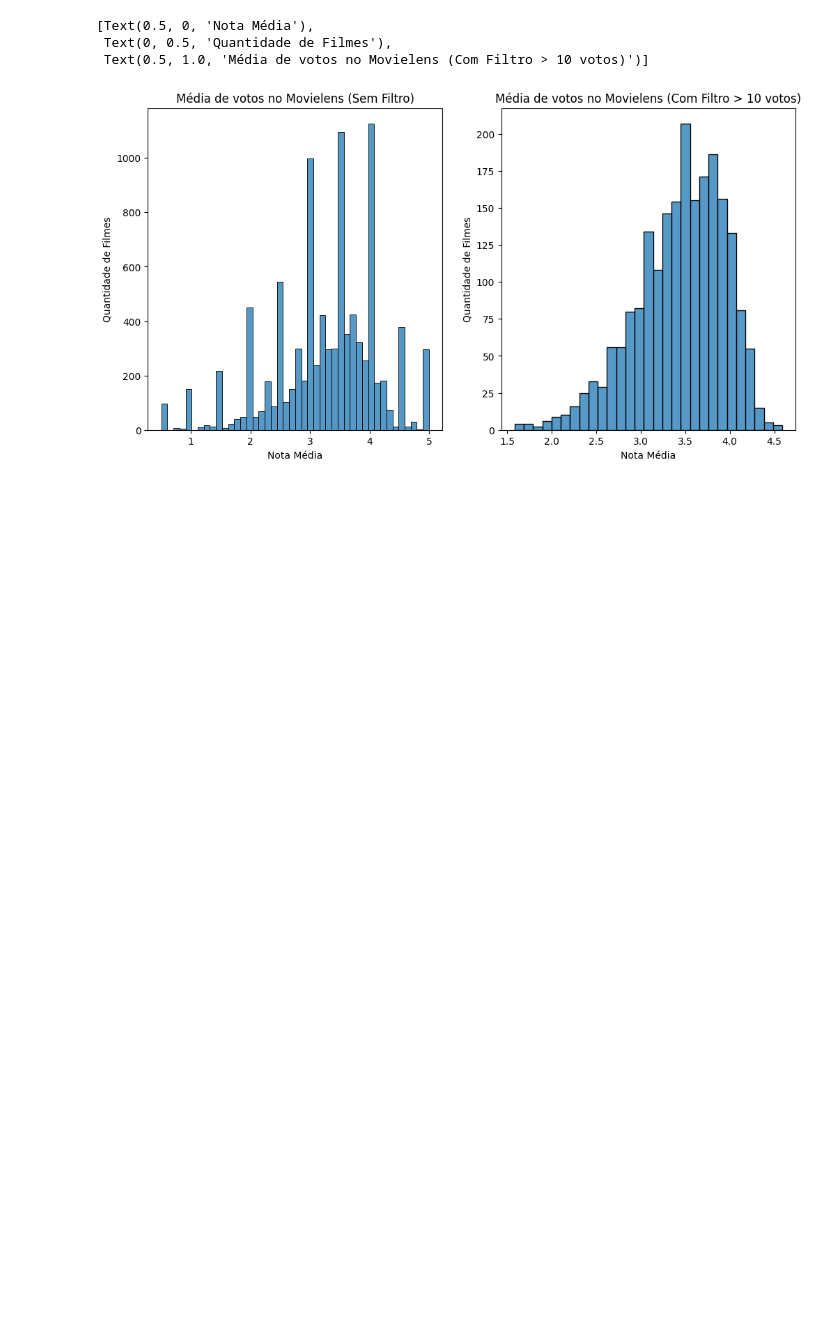
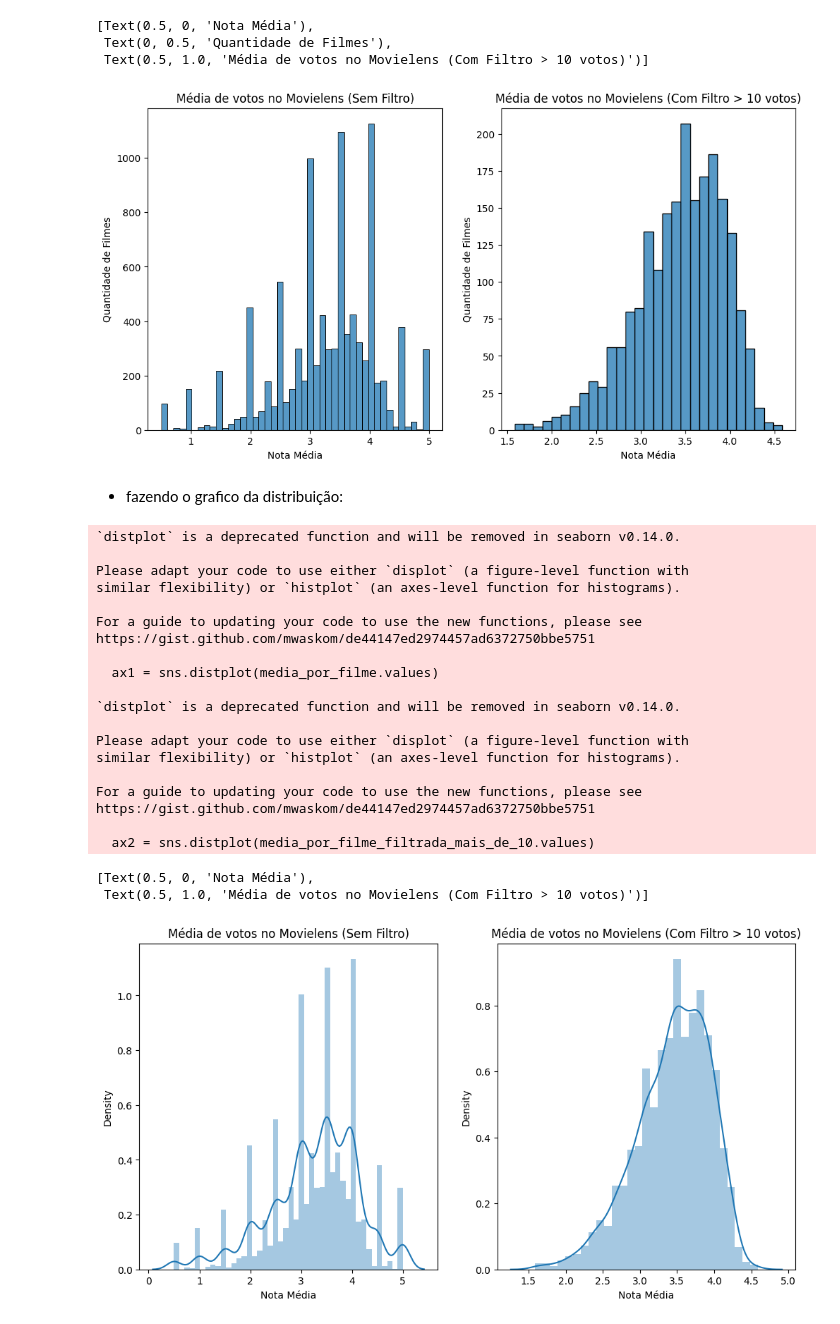
Before and after one commit to JonasSouza871/Machine-Learning-Statistics-Studies, a Jupyter notebook: Testes_Estatísticos_com_Python.ipynb, the cells around one changed output. Cells and saved outputs as stored; diff of their text form; code cells hidden in the pictures; blank space fills up the shorter version.

Commit message:
Adicionando estudo de quantis e media de amostras

```diff
--- a/Testes_Estatísticos_com_Python.ipynb
+++ b/Testes_Estatísticos_com_Python.ipynb
@@ -253,3 +253,40 @@ ax2.set(xlabel="Nota Média", ylabel="Quantidade de Filmes", title="Média de vo
  Text(0, 0.5, 'Quantidade de Filmes'),
  Text(0.5, 1.0, 'Média de votos no Movielens (Com Filtro > 10 votos)')]
 [figure]
+# %% [markdown]
+- fazendo o grafico da distribuição:
+# %%
+import matplotlib.pyplot as plt
+
+plt.figure(figsize=(12, 6))
+
+plt.subplot(1, 2, 1) # linha no subplot, coluna no subplot e posição na grade
+ax1 = sns.distplot(media_por_filme.values)
+ax1.set(xlabel="Nota Média", title="Média de votos no Movielens (Sem Filtro)")
+
+plt.subplot(1, 2, 2) # como queremos o subplot ao lado iremos mudar somente a posição na grade
+ax2 = sns.distplot(media_por_filme_filtrada_mais_de_10.values)
+ax2.set(xlabel="Nota Média", title="Média de votos no Movielens (Com Filtro > 10 votos)")
+# %% [output]
+`distplot` is a deprecated function and will be removed in seaborn v0.14.0.
+
+Please adapt your code to use either `displot` (a figure-level function with
+similar flexibility) or `histplot` (an axes-level function for histograms).
+
+For a guide to updating your code to use the new functions, please see
+https://gist.github.com/mwaskom/de44147ed2974457ad6372750bbe5751
+
+  ax1 = sns.distplot(media_por_filme.values)
+
+`distplot` is a deprecated function and will be removed in seaborn v0.14.0.
+
+Please adapt your code to use either `displot` (a figure-level function with
+similar flexibility) or `histplot` (an axes-level function for histograms).
+
+For a guide to updating your code to use the new functions, please see
+https://gist.github.com/mwaskom/de44147ed2974457ad6372750bbe5751
+
+  ax2 = sns.distplot(media_por_filme_filtrada_mais_de_10.values)
+[Text(0.5, 0, 'Nota Média'),
+ Text(0.5, 1.0, 'Média de votos no Movielens (Com Filtro > 10 votos)')]
+[figure, added]
```
Also changed, not shown: parts of 59 cells of this notebook.
